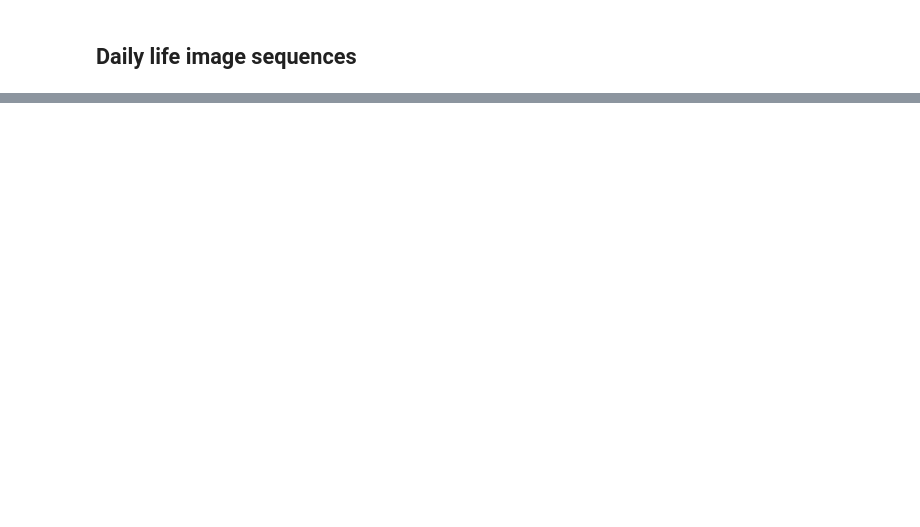
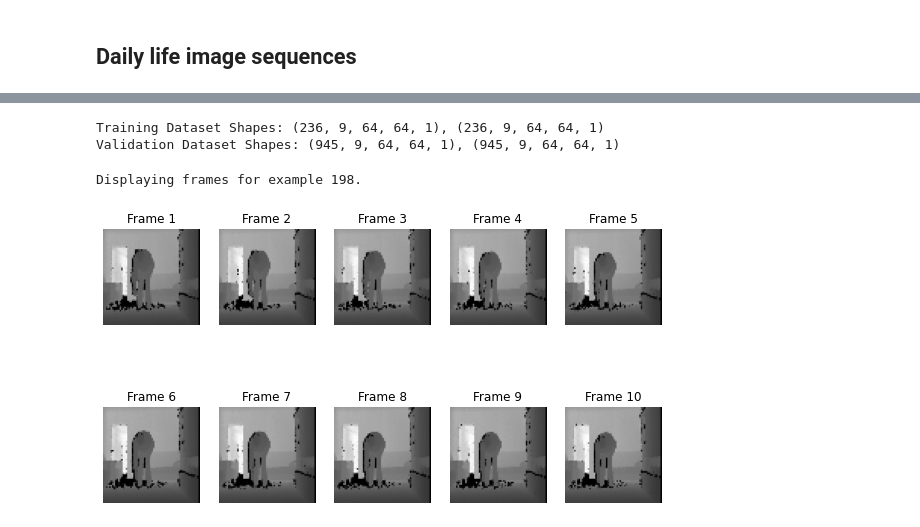
Before and after one commit to singhaditya8499/Fall-Detection, a Jupyter notebook: next_frame_prediction.ipynb, the cells around one changed output, grey strips where cells are left out. Cells and saved outputs as stored; diff of their text form; code cells hidden in the pictures; blank space fills up the shorter version.

```diff
--- a/next_frame_prediction.ipynb
+++ b/next_frame_prediction.ipynb
@@ -88,0 +128,16 @@ print("Shape of the final array:", final_array.shape)
+# %%
+# Add a channel dimension since the images are grayscale.
+dataset = np.expand_dims(dataset, axis=-1)
+# %%
+# Split into train and validation sets using indexing to optimize memory.
+indexes = np.arange(dataset.shape[0])
+np.random.shuffle(indexes)
+train_index = indexes[: int(0.2 * dataset.shape[0])]
+val_index = indexes[int(0.2 * dataset.shape[0]) :]
+# %%
+train_dataset = dataset[train_index]
+val_dataset = dataset[val_index]
+# %%
+# Normalize the data to the 0-1 range.
+train_dataset = train_dataset / 255
+val_dataset = val_dataset / 255
@@ -88,0 +155,24 @@ print("Shape of the final array:", final_array.shape)
+# %%
+# Inspect the dataset.
+print("Training Dataset Shapes: " + str(x_train.shape) + ", " + str(y_train.shape))
+print("Validation Dataset Shapes: " + str(x_val.shape) + ", " + str(y_val.shape))
+# %% [output]
+Training Dataset Shapes: (236, 9, 64, 64, 1), (236, 9, 64, 64, 1)
+Validation Dataset Shapes: (945, 9, 64, 64, 1), (945, 9, 64, 64, 1)
+# %%
+# Construct a figure on which we will visualize the images.
+fig, axes = plt.subplots(2, 5, figsize=(10, 6))
+
+# Plot each of the sequential images for one random data example.
+data_choice = np.random.choice(range(len(train_dataset)), size=1)[0]
+for idx, ax in enumerate(axes.flat):
+    ax.imshow(np.squeeze(train_dataset[data_choice][idx]), cmap="gray")
+    ax.set_title(f"Frame {idx + 1}")
+    ax.axis("off")
+
+# Print information and display the figure.
+print(f"Displaying frames for example {data_choice}.")
+plt.show()
+# %% [output]
+Displaying frames for example 198.
+[figure, added]
```
Also changed, not shown: parts of 15 cells of this notebook.
